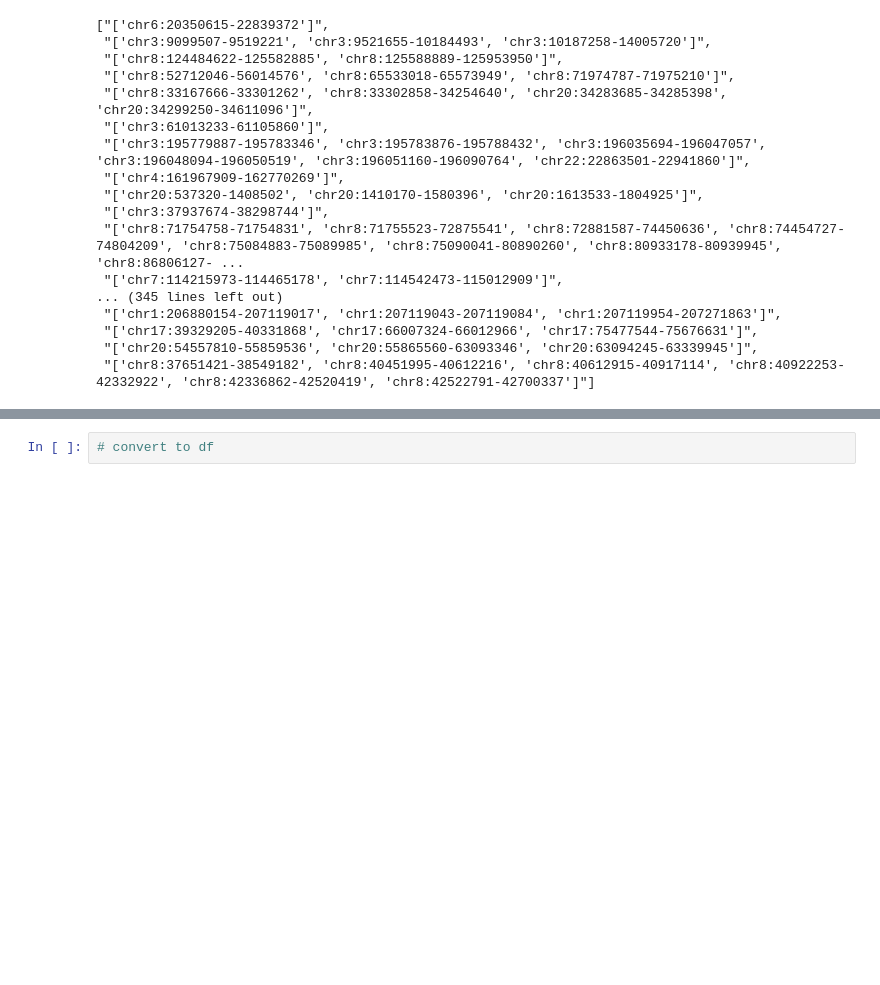
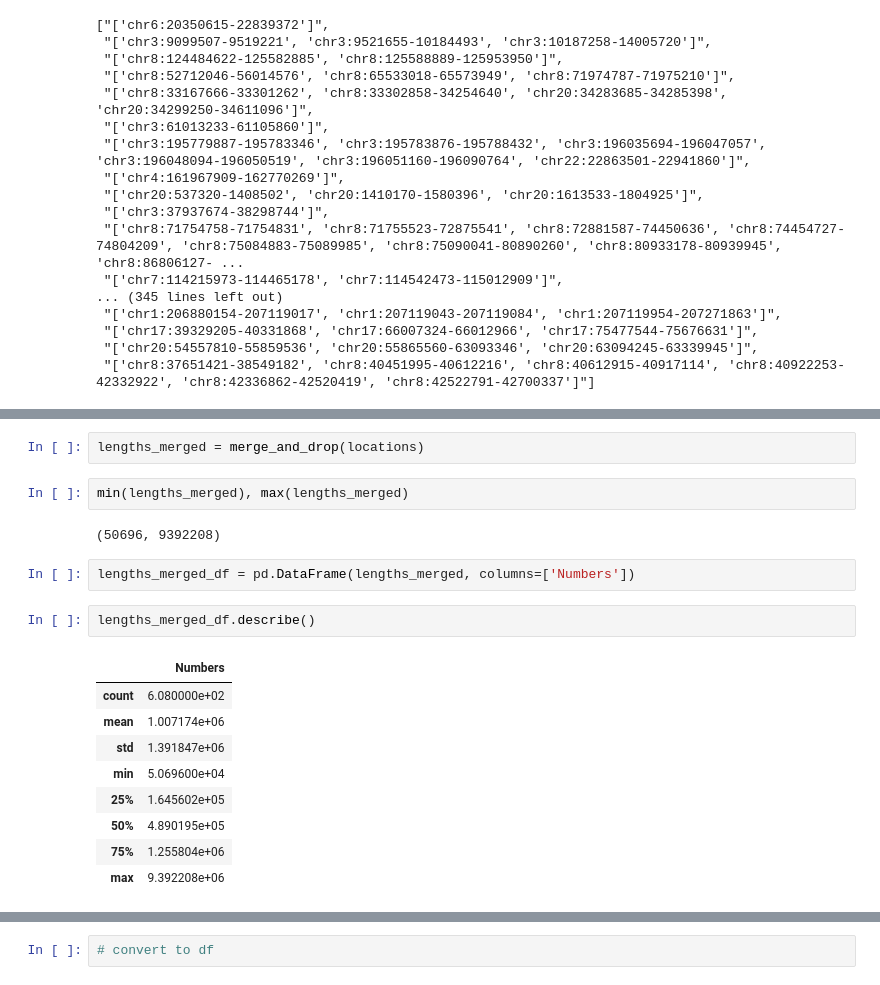
Before and after one commit to michaelchan77/ecdna-coamp, a Jupyter notebook: scripts/amplicon_interval_lengths.ipynb, the cells around one changed output, grey strips where cells are left out. Cells and saved outputs as stored; diff of their text form; blank space fills up the shorter version.

```diff
--- a/scripts/amplicon_interval_lengths.ipynb
+++ b/scripts/amplicon_interval_lengths.ipynb
@@ -38,0 +129,20 @@ locations
+# %%
+lengths_merged = merge_and_drop(locations)
+# %%
+min(lengths_merged), max(lengths_merged)
+# %% [output]
+(50696, 9392208)
+# %%
+lengths_merged_df = pd.DataFrame(lengths_merged, columns=['Numbers'])
+# %%
+lengths_merged_df.describe()
+# %% [output]
+|  | Numbers |
+| count | 6.080000e+02 |
+| mean | 1.007174e+06 |
+| std | 1.391847e+06 |
+| min | 5.069600e+04 |
+| 25% | 1.645602e+05 |
+| 50% | 4.890195e+05 |
+| 75% | 1.255804e+06 |
+| max | 9.392208e+06 |
```
Also changed, not shown: parts of 29 cells of this notebook.
